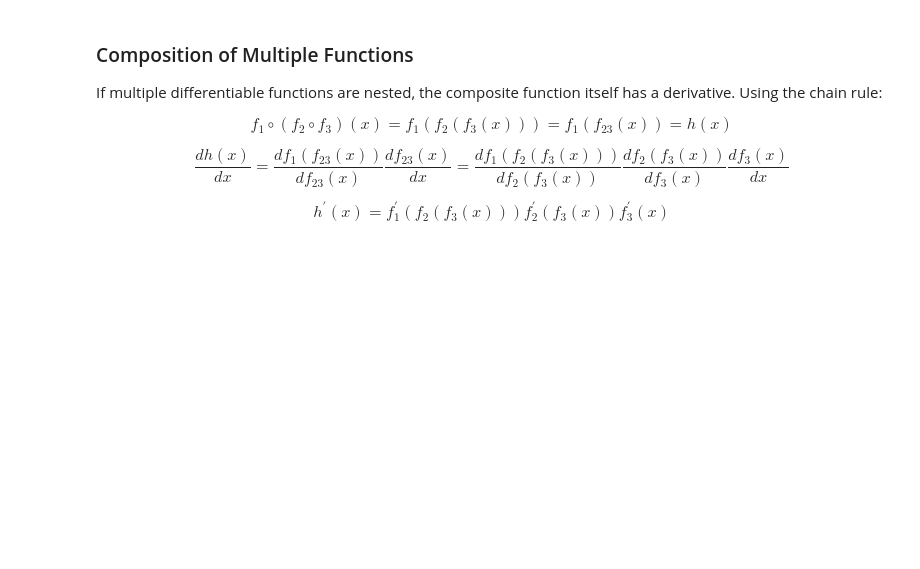
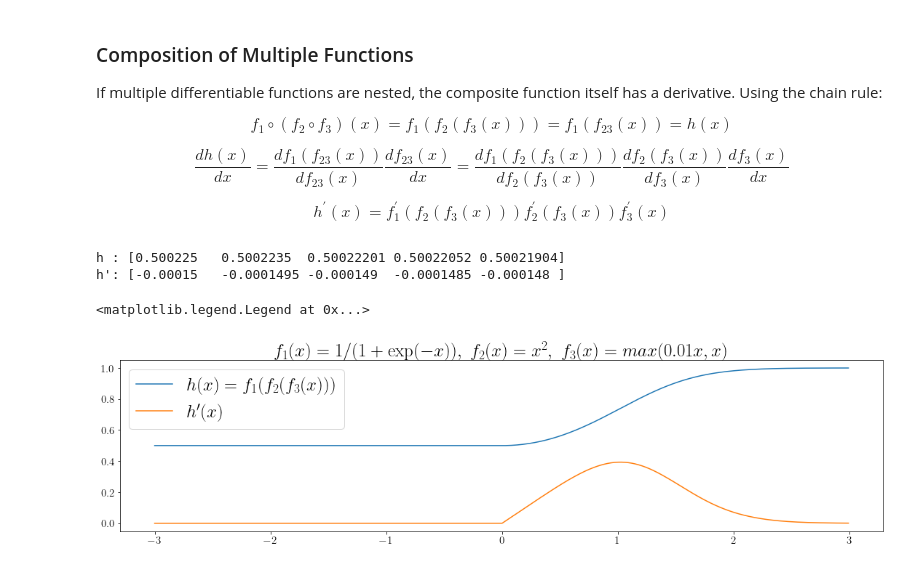
Before and after one commit to visprax/DeepXLearning, a Jupyter notebook: 00-Mathematical-Foundation/mathematical_foundation.ipynb, the cells around one changed output. Cells and saved outputs as stored; diff of their text form; code cells hidden in the pictures; blank space fills up the shorter version.

Commit message:
add the function for chain rule of 3 composite function

```diff
--- a/00-Mathematical-Foundation/mathematical_foundation.ipynb
+++ b/00-Mathematical-Foundation/mathematical_foundation.ipynb
@@ -145,3 +145,49 @@ $$ f_1 \circ (f_2 \circ f_3)(x) = f_1(f_2(f_3(x))) = f_1(f_{23}(x)) = h(x) $$
 $$ \frac{dh(x)}{dx} = \frac{df_1(f_{23}(x))}{df_{23}(x)} \frac{df_{23}(x)}{dx} = \frac{df_1(f_2(f_3(x)))}{df_2(f_3(x))}\frac{df_2(f_3(x))}{df_3(x)}\frac{df_3(x)}{dx}$$
 
 $$ h^{\prime}(x) = f_1^{\prime}(f_2(f_3(x)))f_2^{\prime}(f_3(x))f_3^{\prime}(x) $$
+# %%
+# Compute the derivative of 3 composite functions using the chain rule,
+# f1(f2(f3(x)))' = f1'(f2(f3(x)))f2'(f3(x))f3'(x), at each point of an input numpy array.
+def derivative_by_chain_rule_3(funcs, arr):
+    # Here we also assume only the derivative of 3 composite functions,
+    assert len(funcs) == 3
+    # and that the input range is one dimensional
+    assert arr.ndim == 1
+
+    f1 = funcs[0]
+    f2 = funcs[1]
+    f3 = funcs[2]
+
+    f3x = f3(arr)
+    f23x = f2(f3x)
+
+    f123_prime = derivative(f1, f23x)
+    f23_prime  = derivative(f2, f3x)
+    f3_prime   = derivative(f3, arr)
+
+    return f123_prime * f23_prime * f3_prime
+# %%
+x = np.arange(-3, 3, 0.01)
+
+funcs = [sigmoid, square, leaky_relu]
+h = sigmoid(square(leaky_relu(x)))
+h_prime = derivative_by_chain_rule_3(funcs, x)
+
+print(f"h : {h[:5]} \nh': {h_prime[:5]}")
+# %% [output]
+h : [0.500225   0.5002235  0.50022201 0.50022052 0.50021904]
+h': [-0.00015   -0.0001495 -0.000149  -0.0001485 -0.000148 ]
+# %%
+fig = plt.figure(constrained_layout=True)
+fig.set_figwidth(15)
+
+gs = GridSpec(1, 1, figure=fig)
+ax = fig.add_subplot(gs[0, 0])
+
+ax.plot(x, h, label=r"$h(x) = f_1(f_2(f_3(x)))$")
+ax.plot(x, h_prime, label=r"$h^{\prime}(x)$")
+ax.set_title(r"$f_1(x)=1/(1+\exp(-x)),\ f_2(x)=x^2,\ f_3(x)=max(0.01x, x)$")
+ax.legend(loc="upper left")
+# %% [output]
+<matplotlib.legend.Legend at 0x...>
+[figure, added]
```
Also changed, not shown: parts of 3 cells of this notebook.
